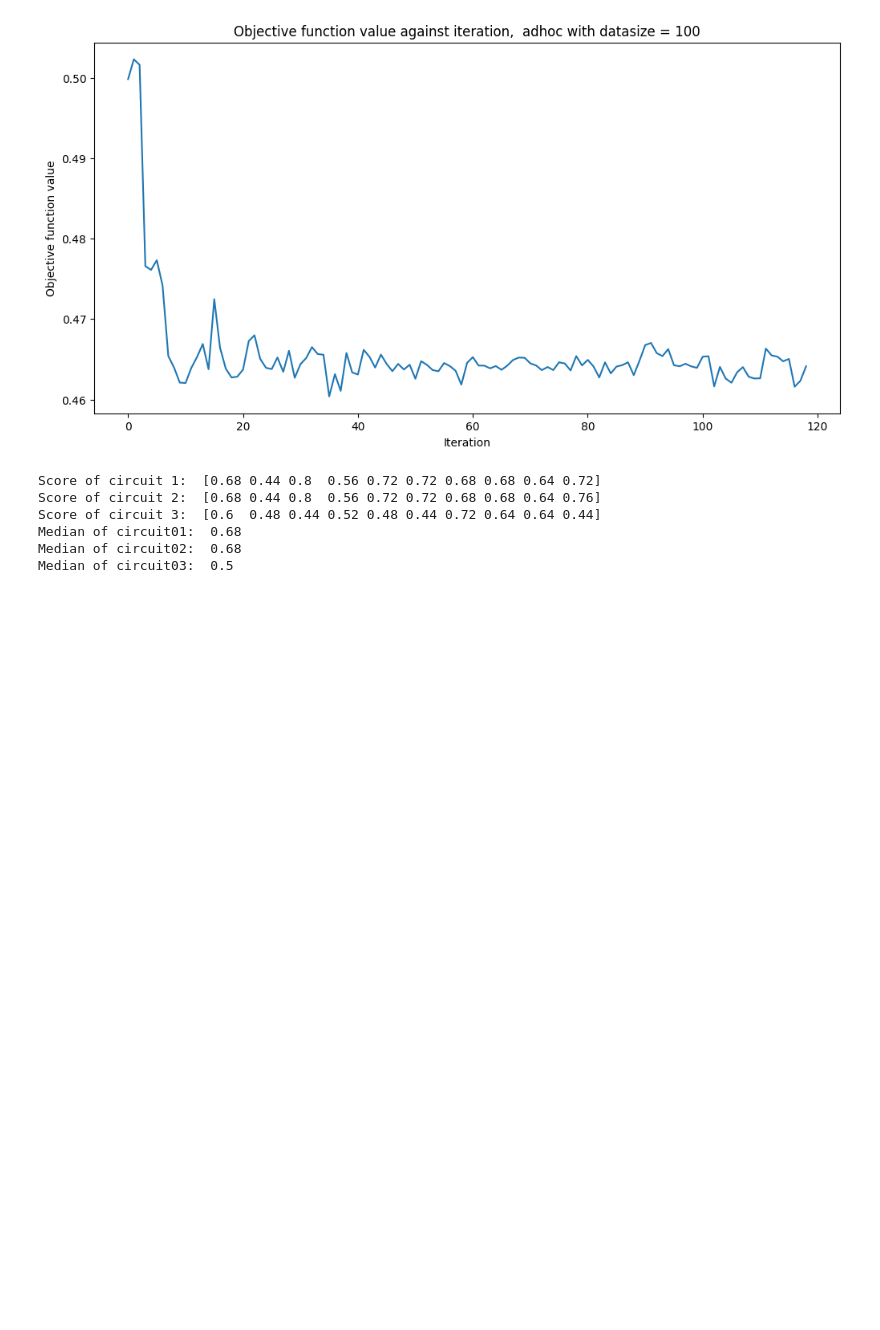
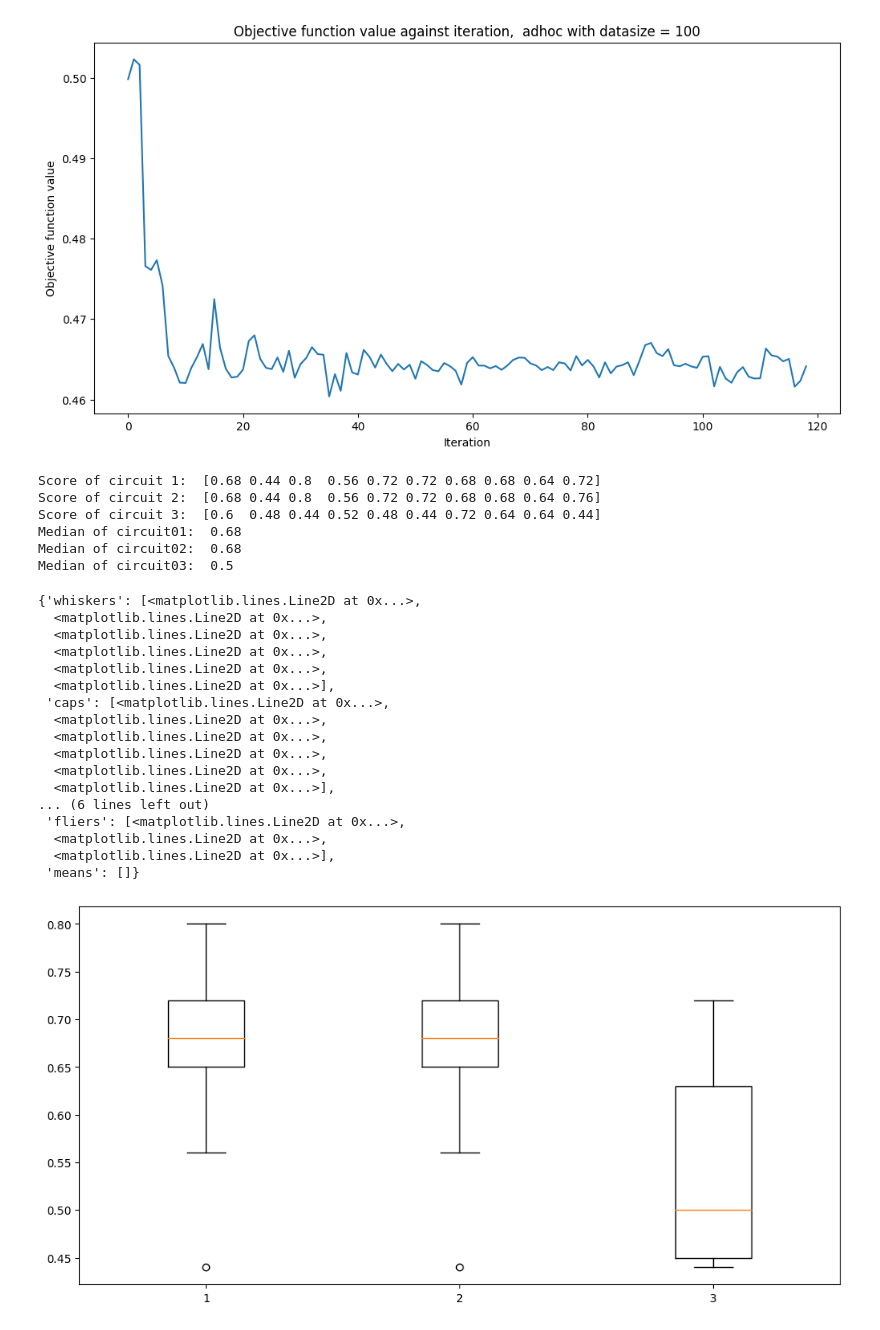
Before and after one commit to CoffeAddiict/QI_Project, a Jupyter notebook: adhoc_100.ipynb, the cells around one changed output. Saved outputs shown, nothing was run; the diff lists cells and outputs as text; code cells hidden in the pictures; blank space fills up the shorter version.

Commit message:
very basic boxplot

```diff
--- a/adhoc_100.ipynb
+++ b/adhoc_100.ipynb
@@ -259,3 +259,30 @@ Median of circuit01:  0.68
 Median of circuit02:  0.68
 Median of circuit03:  0.5
 """
+# %%
+cirtui1_score = [ 0.68, 0.44, 0.8, 0.56, 0.72, 0.72, 0.68, 0.68, 0.64, 0.72 ]
+cirtui2_score = [ 0.68, 0.44, 0.8, 0.56, 0.72, 0.72, 0.68, 0.68, 0.64, 0.76 ]
+cirtui3_score = [ 0.6, 0.48, 0.44, 0.52, 0.48, 0.44, 0.72, 0.64, 0.64, 0.44 ]
+
+scores = [cirtui1_score, cirtui2_score, cirtui3_score]
+
+plt.boxplot(scores)
+# %% [output]
+{'whiskers': [<matplotlib.lines.Line2D at 0x...>,
+  <matplotlib.lines.Line2D at 0x...>,
+  <matplotlib.lines.Line2D at 0x...>,
+  <matplotlib.lines.Line2D at 0x...>,
+  <matplotlib.lines.Line2D at 0x...>,
+  <matplotlib.lines.Line2D at 0x...>],
+ 'caps': [<matplotlib.lines.Line2D at 0x...>,
+  <matplotlib.lines.Line2D at 0x...>,
+  <matplotlib.lines.Line2D at 0x...>,
+  <matplotlib.lines.Line2D at 0x...>,
+  <matplotlib.lines.Line2D at 0x...>,
+  <matplotlib.lines.Line2D at 0x...>],
+... (6 lines left out)
+ 'fliers': [<matplotlib.lines.Line2D at 0x...>,
+  <matplotlib.lines.Line2D at 0x...>,
+  <matplotlib.lines.Line2D at 0x...>],
+ 'means': []}
+[figure, added]
```
